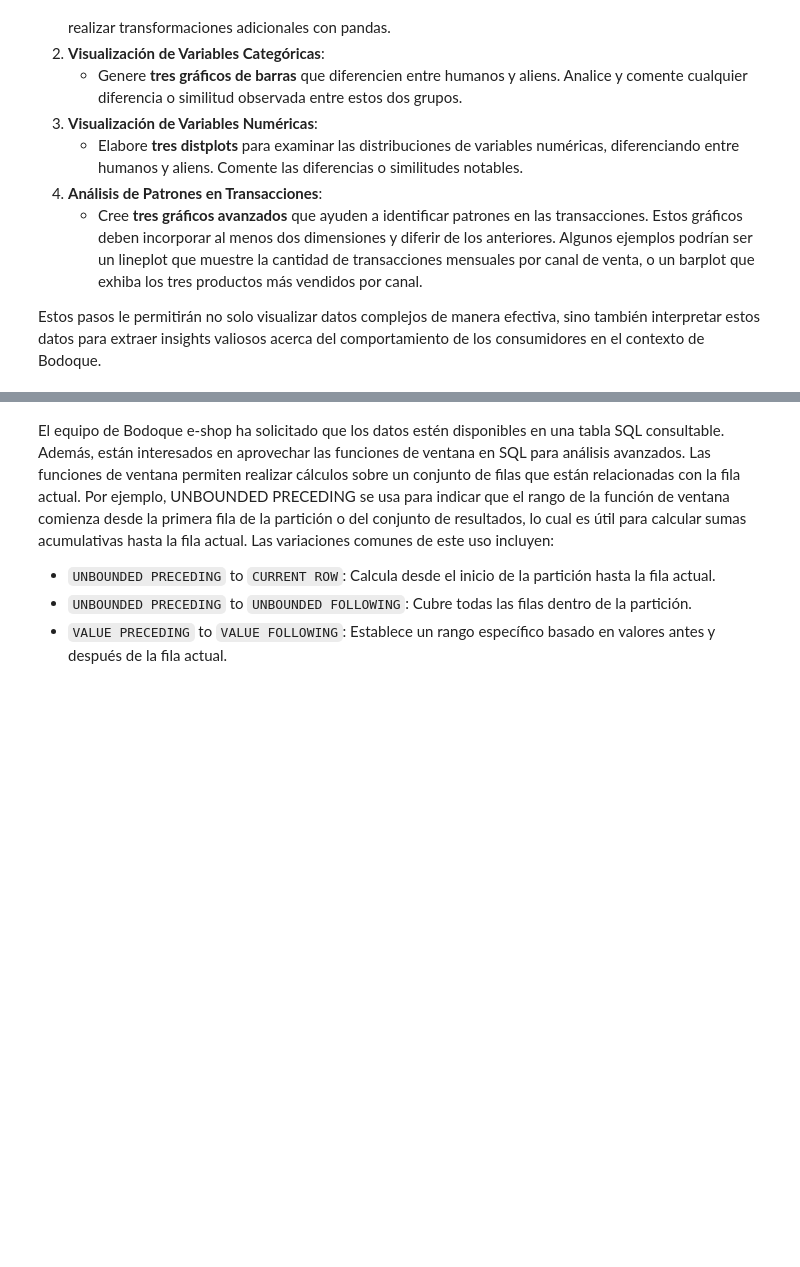
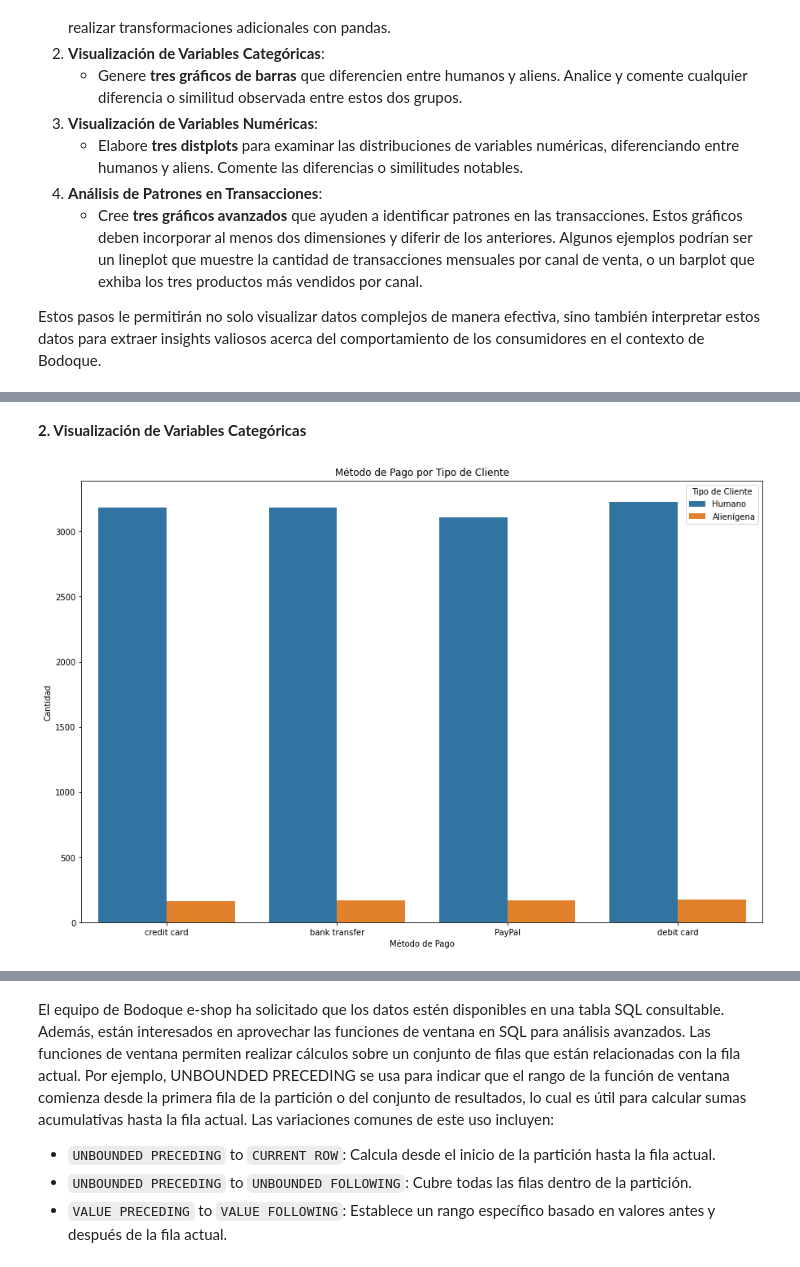
Before and after one commit to diegonachon/mds7202, a Jupyter notebook: lab4/Laboratorio_4_enunciado.ipynb, the cells around one changed output, grey strips where cells are left out. Cells and saved outputs as stored; diff of their text form; code cells hidden in the pictures; blank space fills up the shorter version.

```diff
--- a/lab4/Laboratorio_4_enunciado.ipynb
+++ b/lab4/Laboratorio_4_enunciado.ipynb
@@ -181,3 +286,7 @@ Para comenzar con el análisis exploratorio usted decide empezar limpiando la ba
+# %%
+#8. Elimine datos duplicados.
+
+df = df.dropDuplicates()
 # %% [markdown]
 ### 3. Transformaciones con pyspark [6 puntos]
 (1 punto por pregunta)
@@ -202,0 +338,8 @@ Para continuar con el análisis, los especistas de Bodoque les gustaría tener n
+# %%
+#2. Crear una columna llamada "Transaction Month" con el mes en que se realiza una transacción.
+
+from pyspark.sql.functions import month
+
+df = df.withColumn("Transaction Month", month("Transaction Date"))
+
+df.show(2, truncate = False, vertical = True)
@@ -202,0 +365,10 @@ Para continuar con el análisis, los especistas de Bodoque les gustaría tener n
+# %%
+#3. Crear la variable Type of purchase según la catidad de unidades vendidas
+
+from pyspark.sql.functions import when
+
+df = df.withColumn("Type of purchase",
+                   when(df["Quantity"]<= 5, "Compra minorista")
+                   .otherwise("Compra mayorista"))
+
+df.show(2, truncate = False, vertical = True)
@@ -232,0 +461,4 @@ Estos pasos le permitirán no solo visualizar datos complejos de manera efectiva
+# %%
+import pandas as pd
+df = df.toPandas()
+df
@@ -232,0 +479,2 @@ Estos pasos le permitirán no solo visualizar datos complejos de manera efectiva
+# %% [markdown]
+**2. Visualización de Variables Categóricas**
@@ -232,0 +484,19 @@ Estos pasos le permitirán no solo visualizar datos complejos de manera efectiva
+# %%
+# Método de pago utilizado por Humanos y Aliens
+
+plt.figure(figsize=(15, 10))
+sns.countplot(data=df, x="Payment Method", hue="Is An Alien")
+plt.title("Método de Pago por Tipo de Cliente")
+plt.xlabel("Método de Pago")
+plt.ylabel("Cantidad")
+plt.legend(title="Tipo de Cliente", labels=["Humano", "Alienígena"])
+plt.show()
+plt.close()
+
+
+# Se aprecia una diferencia significativa entre la cantidad de compras realizadas entre las dos
+# clases, por método de pago. En los Aliens, se observa que hay un uso similar entre todos los
+# métodos de pago, mientras que en los Humanos hay levemente mayor cantidad de credit card y debit
+# card, siendo PayPal el menos utilizado.
+# %% [output]
+[figure, added]
```
Also changed, not shown: parts of 46 cells of this notebook, 10 other files.
